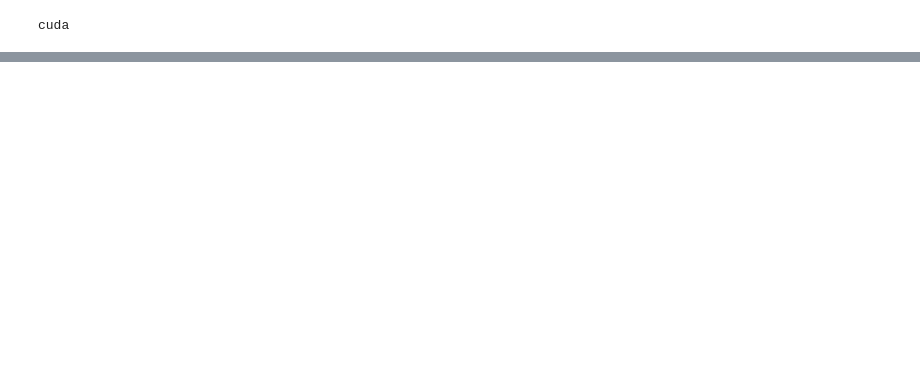
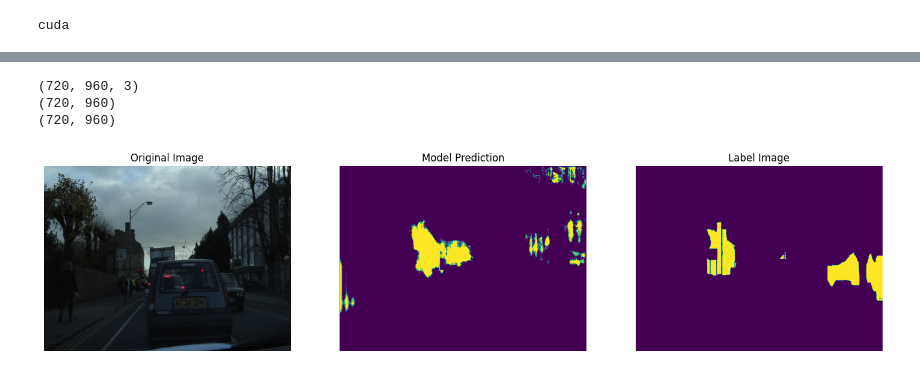
Before and after one commit to JerryWuZiJie/18786_project, a Jupyter notebook: train.ipynb, the cells around one changed output, grey strips where cells are left out. Saved outputs shown, nothing was run; the diff lists cells and outputs as text; code cells hidden in the pictures; blank space fills up the shorter version.

```diff
--- a/train.ipynb
+++ b/train.ipynb
@@ -116,7 +116,7 @@ class DoubleConv(nn.Module):
 class UNet(nn.Module):
     def __init__(
     #    self, in_channel=3, out_channel=3, features=[64, 128, 256, 512],
-       self, in_channel=3, out_channel=1, features=[32, 64, 128, 256],
+       self, in_channel=3, out_channel=2, features=[64, 128, 256, 512],
     ):
         super(UNet, self).__init__()
         self.downs = nn.ModuleList()
@@ -256,9 +256,9 @@ model = UNet(in_channel=3, out_channel=2).to(device)
 
 criterion = nn.CrossEntropyLoss()
 
-optimizer = optim.Adam(model.parameters(), lr=1e-3)
+optimizer = optim.Adam(model.parameters(), lr=1e-4)
 
-num_epochs = 100
+num_epochs = 200
 for epoch in range(num_epochs):
     model.train()
     running_loss = 0.0
@@ -280,4 +280,7 @@ for epoch in range(num_epochs):
         running_loss += loss.item()
 
     print(f"Epoch {epoch+1}/{num_epochs}, Loss: {loss.item()}")
+
+# Save the entire model to a file
+torch.save(model, 'model.pth')
 # %% [output]
@@ -309,30 +328,39 @@ def plot_example(dataset, model, device, index=0):
     label_np = label.cpu().numpy()  # Adjust based on your label format
 
 
     prediction_np = prediction_np.transpose(1, 2, 0)
     prediction_np = np.argmax(prediction_np, axis=2)
     label_np = label_np.transpose(1, 2, 0)
     label_np = np.argmax(label_np, axis=2)
     print(original_image_np.shape)
     print(prediction_np.shape)
     print(label_np.shape)
 
     fig, axes = plt.subplots(1, 3, figsize=(18, 6))
     axes[0].imshow(original_image_np)
     axes[0].set_title('Original Image')
     axes[0].axis('off')
 
     axes[1].imshow(prediction_np)
     axes[1].set_title('Model Prediction')
     axes[1].axis('off')
 
     axes[2].imshow(label_np)
     axes[2].set_title('Label Image')
     axes[2].axis('off')
 
     plt.show()
 
+
+model = torch.load('model.pth')
+model = model.to(device)  # Move model to the device you are using (GPU/CPU)
+
 # Example usage:
 # Assuming `dataset` is an instance of `CamVidDataset` and `model` is your trained model.
 # plot_example(dataset, model, device='cuda', index=0)
 plot_example(dataset, model, device, 0)
+# %% [output]
+(720, 960, 3)
+(720, 960)
+(720, 960)
+[figure, added]
```
Also changed, not shown: parts of 2 cells of this notebook.
